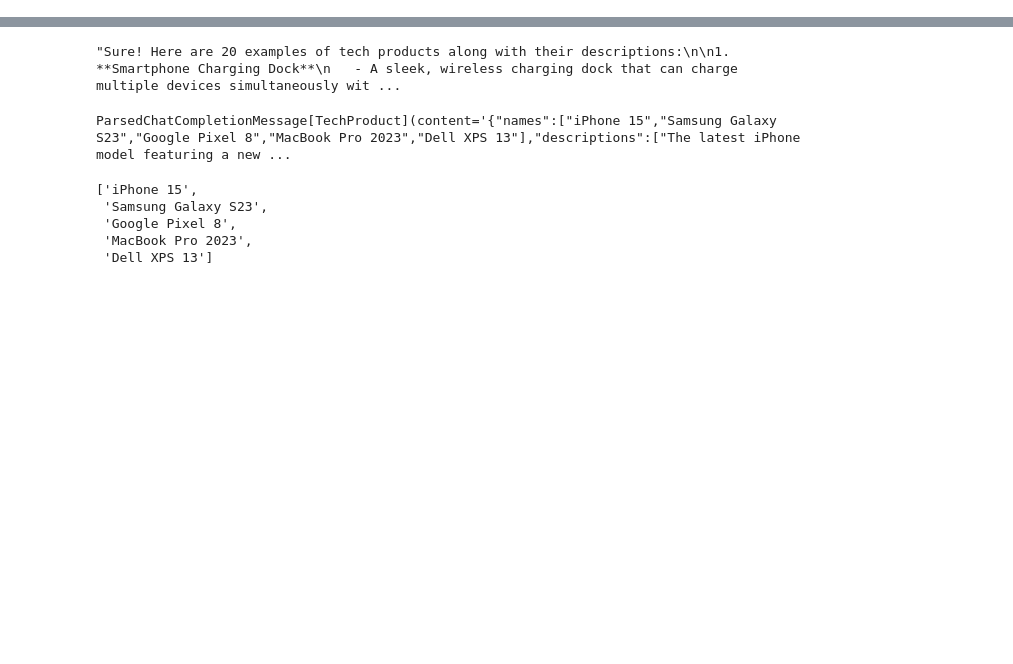
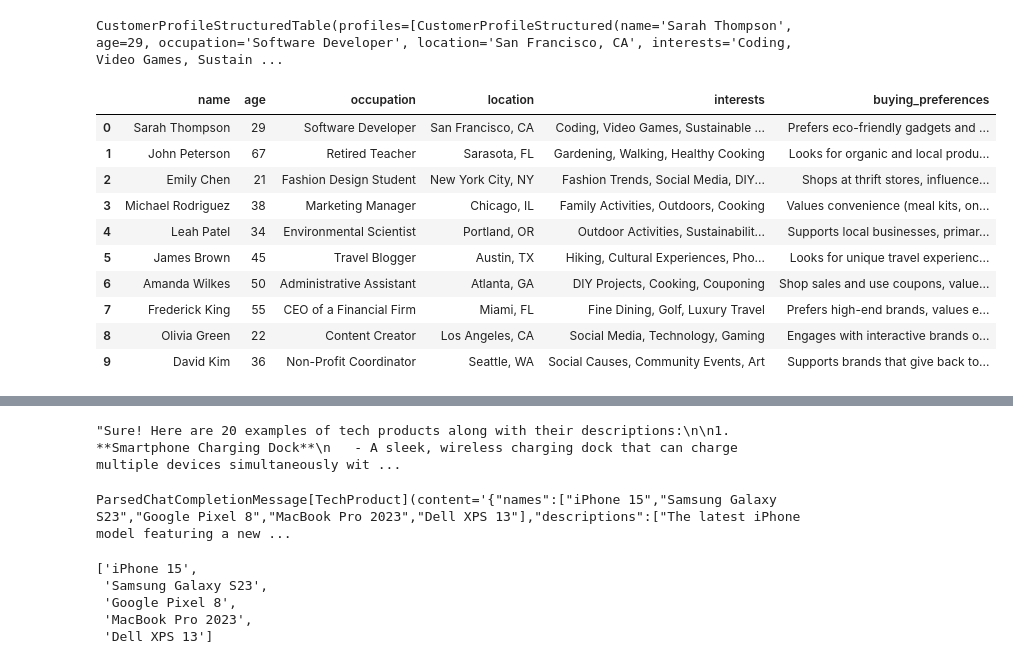
Before and after one commit to EnkrateiaLucca/oreilly_live_training_llm_apps, a Jupyter notebook: notebooks/1.1-chatgpt-api-structured-outputs-pydantic.ipynb, the cells around one changed output, grey strips where cells are left out. Cells and saved outputs as stored; diff of their text form; code cells hidden in the pictures; blank space fills up the shorter version.

```diff
--- a/notebooks/1.1-chatgpt-api-structured-outputs-pydantic.ipynb
+++ b/notebooks/1.1-chatgpt-api-structured-outputs-pydantic.ipynb
@@ -187 +269,65 @@ Sure! Here are 10 customer profiles representing a diverse range of backgrounds
+# %%
+from pydantic import BaseModel
+from typing import List
+
+class CustomerProfileStructured(BaseModel):
+    name: str
+    age: int
+    occupation: str
+    location: str
+    interests: str
+    buying_preferences: str
+
+class CustomerProfileStructuredTable(BaseModel):
+    profiles: List[CustomerProfileStructured]
+
+def create_structured_profile_table(profile_data: str):
+    response = client.beta.chat.completions.parse(
+        model=MODEL,
+        messages=[
+            {"role": "system", "content": "Extract customer profile information into structured data with name, age, occupation, location, interests, and buying preferences fields"},
+            {"role": "user", "content": f"Extract the profile information from this text into structured data: {profile_data}"}
+        ],
+        response_format=CustomerProfileStructuredTable,
+        temperature=0.0
+    )
+
+    # Parse the JSON response into our Pydantic models
+    profile_data = response.choices[0].message.parsed
+
+    return profile_data
+
+structured_profiles = create_structured_profile_table(create_costumer_profile)
+structured_profiles
+# %% [output]
+CustomerProfileStructuredTable(profiles=[CustomerProfileStructured(name='Sarah Thompson', age=29, occupation='Software Developer', location='San Francisco, CA', interests='Coding, Video Games, Sustain ...
+# %%
+# Convert structured profiles to pandas DataFrame for easier analysis
+import pandas as pd
+
+profiles_df = pd.DataFrame([
+    {
+        "name": profile.name,
+        "age": profile.age,
+        "occupation": profile.occupation,
+        "location": profile.location,
+        "interests": profile.interests,
+        "buying_preferences": profile.buying_preferences
+    }
+    for profile in structured_profiles.profiles
+])
+
+profiles_df
+# %% [output]
+|  | name | age | occupation | location | interests | buying_preferences |
+| 0 | Sarah Thompson | 29 | Software Developer | San Francisco, CA | Coding, Video Games, Sustainable ... | Prefers eco-friendly gadgets and ... |
+| 1 | John Peterson | 67 | Retired Teacher | Sarasota, FL | Gardening, Walking, Healthy Cooking | Looks for organic and local produ... |
+| 2 | Emily Chen | 21 | Fashion Design Student | New York City, NY | Fashion Trends, Social Media, DIY... | Shops at thrift stores, influence... |
+| 3 | Michael Rodriguez | 38 | Marketing Manager | Chicago, IL | Family Activities, Outdoors, Cooking | Values convenience (meal kits, on... |
+| 4 | Leah Patel | 34 | Environmental Scientist | Portland, OR | Outdoor Activities, Sustainabilit... | Supports local businesses, primar... |
+| 5 | James Brown | 45 | Travel Blogger | Austin, TX | Hiking, Cultural Experiences, Pho... | Looks for unique travel experienc... |
+| 6 | Amanda Wilkes | 50 | Administrative Assistant | Atlanta, GA | DIY Projects, Cooking, Couponing | Shop sales and use coupons, value... |
+| 7 | Frederick King | 55 | CEO of a Financial Firm | Miami, FL | Fine Dining, Golf, Luxury Travel | Prefers high-end brands, values e... |
+| 8 | Olivia Green | 22 | Content Creator | Los Angeles, CA | Social Media, Technology, Gaming | Engages with interactive brands o... |
+| 9 | David Kim | 36 | Non-Profit Coordinator | Seattle, WA | Social Causes, Community Events, Art | Supports brands that give back to... |
 # %%
```
Also changed, not shown: parts of 8 cells of this notebook, 6 other files.
